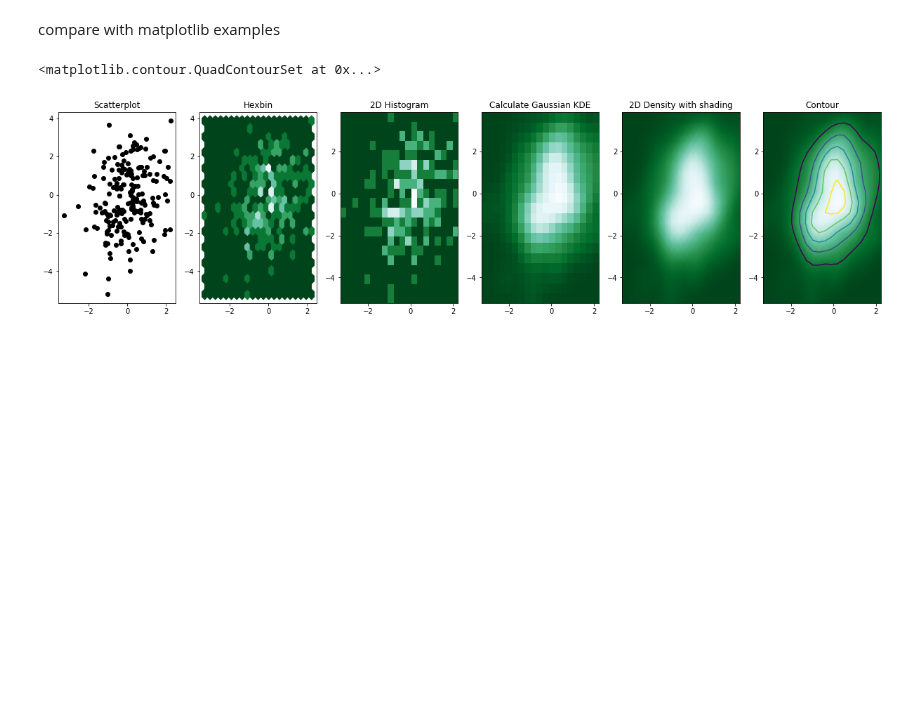
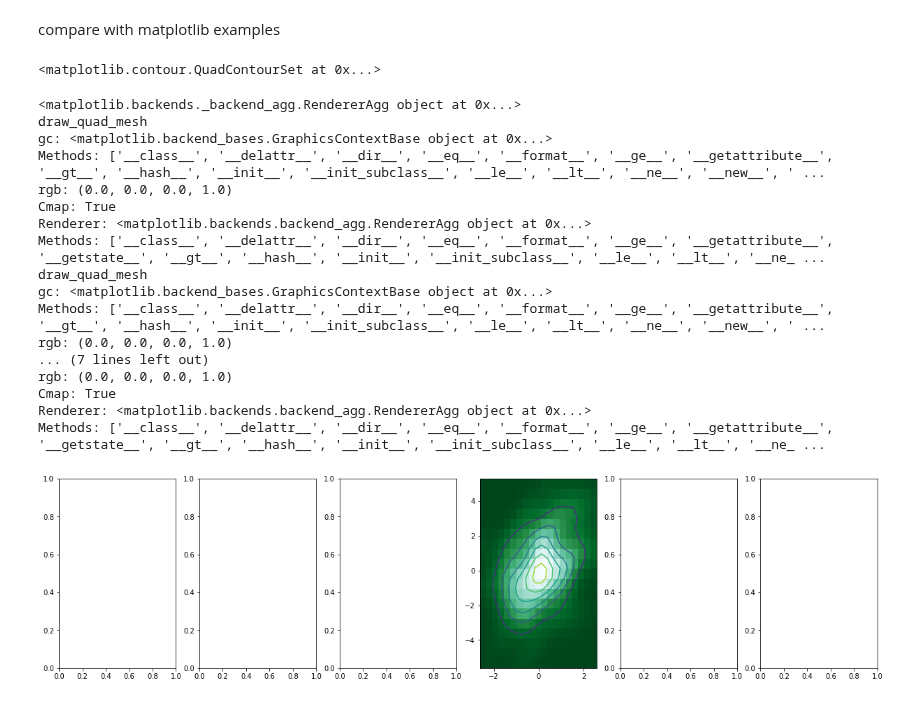
Before and after one commit to asver12/contour-maps-visualization, a Jupyter notebook: drawing-contour-in-matplotlib.ipynb, the cells around one changed output. Saved outputs shown, nothing was run; the diff lists cells and outputs as text; code cells hidden in the pictures; blank space fills up the shorter version.

```diff
--- a/drawing-contour-in-matplotlib.ipynb
+++ b/drawing-contour-in-matplotlib.ipynb
@@ -13,37 +13,56 @@ x, y = data.T
 # %%
 # Create a figure with 6 plot areas
 fig, axes = plt.subplots(ncols=6, nrows=1, figsize=(21, 5))
 
 # Everything starts with a Scatterplot
-axes[0].set_title('Scatterplot')
-axes[0].plot(x, y, 'ko')
+# axes[0].set_title('Scatterplot')
+# axes[0].plot(x, y, 'ko')
 
 # Thus we can cut the plotting window in several hexbins
 nbins = 20
-axes[1].set_title('Hexbin')
-axes[1].hexbin(x, y, gridsize=nbins, cmap=plt.cm.BuGn_r)
+# axes[1].set_title('Hexbin')
+# axes[1].hexbin(x, y, gridsize=nbins, cmap=plt.cm.BuGn_r)
 
 # 2D Histogram
-axes[2].set_title('2D Histogram')
-axes[2].hist2d(x, y, bins=nbins, cmap=plt.cm.BuGn_r)
+# axes[2].set_title('2D Histogram')
+# axes[2].hist2d(x, y, bins=nbins, cmap=plt.cm.BuGn_r)
 
 # Evaluate a gaussian kde on a regular grid of nbins x nbins over data extents
 k = kde.gaussian_kde(data.T)
 xi, yi = np.mgrid[x.min():x.max():nbins * 1j, y.min():y.max():nbins * 1j]
 zi = k(np.vstack([xi.flatten(), yi.flatten()]))
 
 # plot a density
-axes[3].set_title('Calculate Gaussian KDE')
+# axes[3].set_title('Calculate Gaussian KDE')
 axes[3].pcolormesh(xi, yi, zi.reshape(xi.shape), cmap=plt.cm.BuGn_r)
+axes[3].contour(xi, yi, zi.reshape(xi.shape))
+# axes[3].pcolormesh(xi, yi, zi.reshape(xi.shape), cmap=plt.cm.BuGn_r)
 
 # add shading
-axes[4].set_title('2D Density with shading')
-axes[4].pcolormesh(xi, yi, zi.reshape(xi.shape), shading='gouraud', cmap=plt.cm.BuGn_r)
+# axes[4].set_title('2D Density with shading')
+# axes[4].pcolormesh(xi, yi, zi.reshape(xi.shape), shading='gouraud', cmap=plt.cm.BuGn_r)
 
 # contour
-axes[5].set_title('Contour')
-axes[5].pcolormesh(xi, yi, zi.reshape(xi.shape), shading='gouraud', cmap=plt.cm.BuGn_r)
-axes[5].contour(xi, yi, zi.reshape(xi.shape))
+# axes[5].set_title('Contour')
+# axes[5].pcolormesh(xi, yi, zi.reshape(xi.shape), shading='gouraud', cmap=plt.cm.BuGn_r)
+# axes[5].contour(xi, yi, zi.reshape(xi.shape))
 # %% [output]
 <matplotlib.contour.QuadContourSet at 0x...>
+<matplotlib.backends._backend_agg.RendererAgg object at 0x...>
+draw_quad_mesh
+gc: <matplotlib.backend_bases.GraphicsContextBase object at 0x...>
+Methods: ['__class__', '__delattr__', '__dir__', '__eq__', '__format__', '__ge__', '__getattribute__', '__gt__', '__hash__', '__init__', '__init_subclass__', '__le__', '__lt__', '__ne__', '__new__', ' ...
+rgb: (0.0, 0.0, 0.0, 1.0)
+Cmap: True
+Renderer: <matplotlib.backends.backend_agg.RendererAgg object at 0x...>
+Methods: ['__class__', '__delattr__', '__dir__', '__eq__', '__format__', '__ge__', '__getattribute__', '__getstate__', '__gt__', '__hash__', '__init__', '__init_subclass__', '__le__', '__lt__', '__ne_ ...
+draw_quad_mesh
+gc: <matplotlib.backend_bases.GraphicsContextBase object at 0x...>
+Methods: ['__class__', '__delattr__', '__dir__', '__eq__', '__format__', '__ge__', '__getattribute__', '__gt__', '__hash__', '__init__', '__init_subclass__', '__le__', '__lt__', '__ne__', '__new__', ' ...
+rgb: (0.0, 0.0, 0.0, 1.0)
+... (7 lines left out)
+rgb: (0.0, 0.0, 0.0, 1.0)
+Cmap: True
+Renderer: <matplotlib.backends.backend_agg.RendererAgg object at 0x...>
+Methods: ['__class__', '__delattr__', '__dir__', '__eq__', '__format__', '__ge__', '__getattribute__', '__getstate__', '__gt__', '__hash__', '__init__', '__init_subclass__', '__le__', '__lt__', '__ne_ ...
-[figure, old version]
+[figure, new version]
```
Also changed, not shown: 9 other files.
